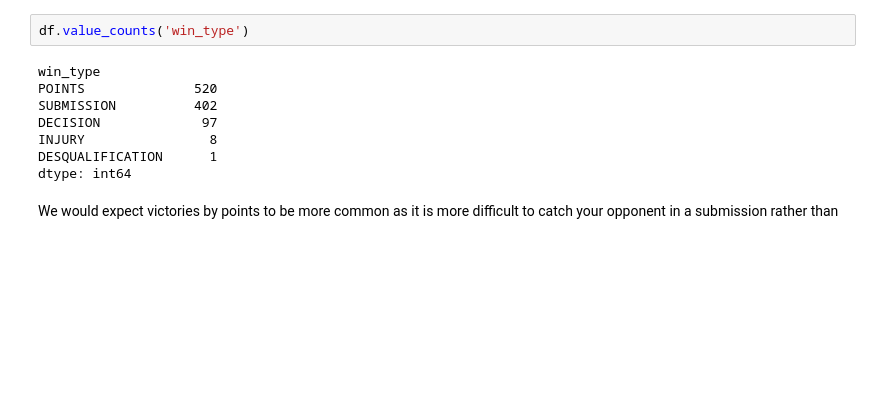
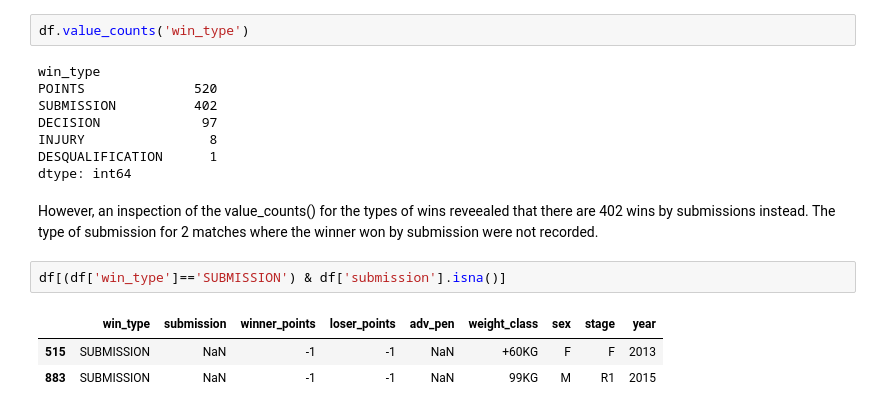
Before and after one commit to lizh1988/portfolio, a Jupyter notebook: ADCC data viz/ADCC data viz.ipynb, the cells around one changed output. Drawn from its saved outputs; the diff is of its cells as text; blank space fills up the shorter version.

```diff
--- a/ADCC data viz/ADCC data viz.ipynb
+++ b/ADCC data viz/ADCC data viz.ipynb
@@ -106,5 +110,11 @@ DECISION             97
 INJURY                8
 DESQUALIFICATION      1
 dtype: int64
-# %% [markdown]
-We would expect victories by points to be more common as it is more difficult to catch your opponent in a submission rather than
+# %% [markdown]
+However, an inspection of the value_counts() for the types of wins reveealed that there are 402 wins by submissions instead. The type of submission for 2 matches where the winner won by submission were not recorded.
+# %%
+df[(df['win_type']=='SUBMISSION') & df['submission'].isna()]
+# %% [output]
+|  | win_type | submission | winner_points | loser_points | adv_pen | weight_class | sex | stage | year |
+| 515 | SUBMISSION | NaN | -1 | -1 | NaN | +60KG | F | F | 2013 |
+| 883 | SUBMISSION | NaN | -1 | -1 | NaN | 99KG | M | R1 | 2015 |
```
Also changed, not shown: parts of 9 cells of this notebook.
